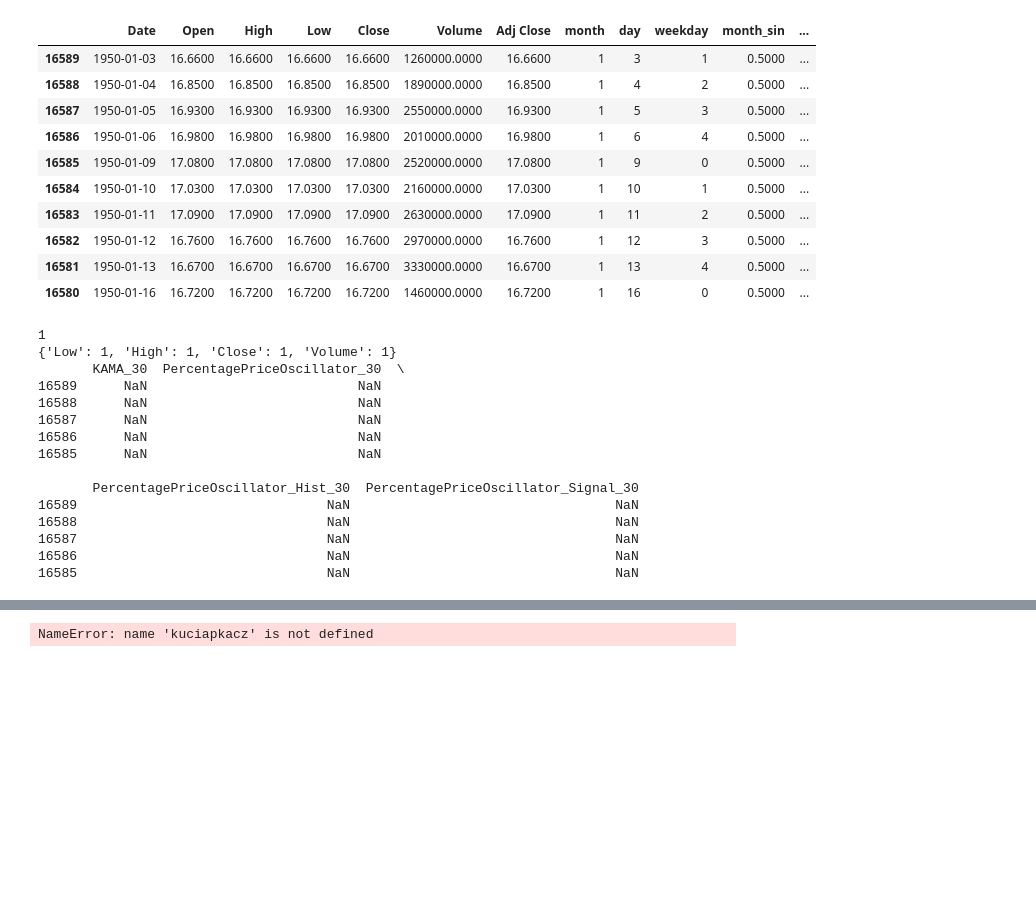
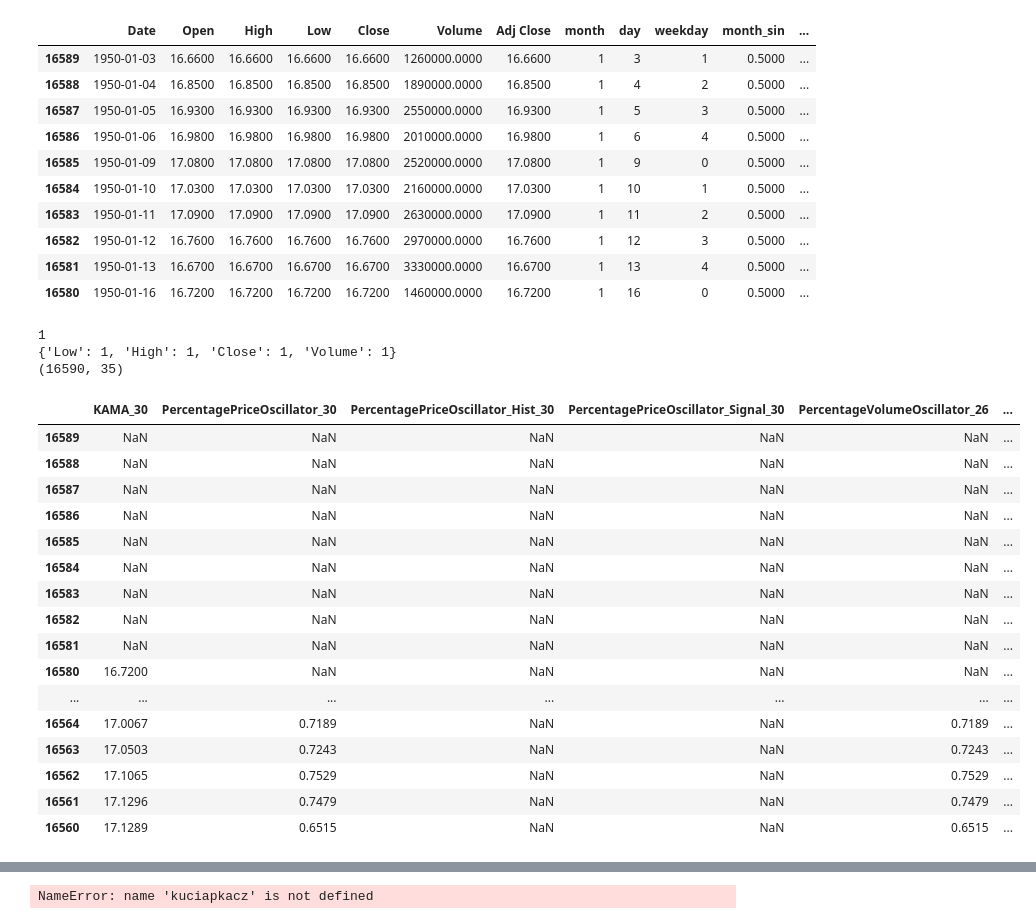
Before and after one commit to TGusciora/python-gp24, a Jupyter notebook: notebooks/001_GP24_tg_EDA_train_model.ipynb, the cells around one changed output, grey strips where cells are left out. Saved outputs shown, nothing was run; the diff lists cells and outputs as text; code cells hidden in the pictures; blank space fills up the shorter version.

```diff
--- a/notebooks/001_GP24_tg_EDA_train_model.ipynb
+++ b/notebooks/001_GP24_tg_EDA_train_model.ipynb
@@ -459,20 +450,25 @@ data8.shift() # moving 1 observation forward
 # %%
 dupczok = technicalAnalysisFE(data_in = data7)
 print(dupczok.var_list_ind)
-print(dupczok.data_out.head())
+display_html(dupczok.data_out, 30)
 # %% [output]
 1
 {'Low': 1, 'High': 1, 'Close': 1, 'Volume': 1}
-       KAMA_30  PercentagePriceOscillator_30  \
-16589      NaN                           NaN
-16588      NaN                           NaN
-16587      NaN                           NaN
-16586      NaN                           NaN
-16585      NaN                           NaN
-
-       PercentagePriceOscillator_Hist_30  PercentagePriceOscillator_Signal_30
-16589                                NaN                                  NaN
-16588                                NaN                                  NaN
-16587                                NaN                                  NaN
-16586                                NaN                                  NaN
-16585                                NaN                                  NaN
+(16590, 35)
+|  | KAMA_30 | PercentagePriceOscillator_30 | PercentagePriceOscillator_Hist_30 | PercentagePriceOscillator_Signal_30 | PercentageVolumeOscillator_26 | ... |
+| 16589 | NaN | NaN | NaN | NaN | NaN | ... |
+| 16588 | NaN | NaN | NaN | NaN | NaN | ... |
+| 16587 | NaN | NaN | NaN | NaN | NaN | ... |
+| 16586 | NaN | NaN | NaN | NaN | NaN | ... |
+| 16585 | NaN | NaN | NaN | NaN | NaN | ... |
+| 16584 | NaN | NaN | NaN | NaN | NaN | ... |
+| 16583 | NaN | NaN | NaN | NaN | NaN | ... |
+| 16582 | NaN | NaN | NaN | NaN | NaN | ... |
+| 16581 | NaN | NaN | NaN | NaN | NaN | ... |
+| 16580 | 16.7200 | NaN | NaN | NaN | NaN | ... |
+| ... | ... | ... | ... | ... | ... | ... |
+| 16564 | 17.0067 | 0.7189 | NaN | NaN | 0.7189 | ... |
+| 16563 | 17.0503 | 0.7243 | NaN | NaN | 0.7243 | ... |
+| 16562 | 17.1065 | 0.7529 | NaN | NaN | 0.7529 | ... |
+| 16561 | 17.1296 | 0.7479 | NaN | NaN | 0.7479 | ... |
+| 16560 | 17.1289 | 0.6515 | NaN | NaN | 0.6515 | ... |
```
Also changed, not shown: parts of 4 cells of this notebook.
